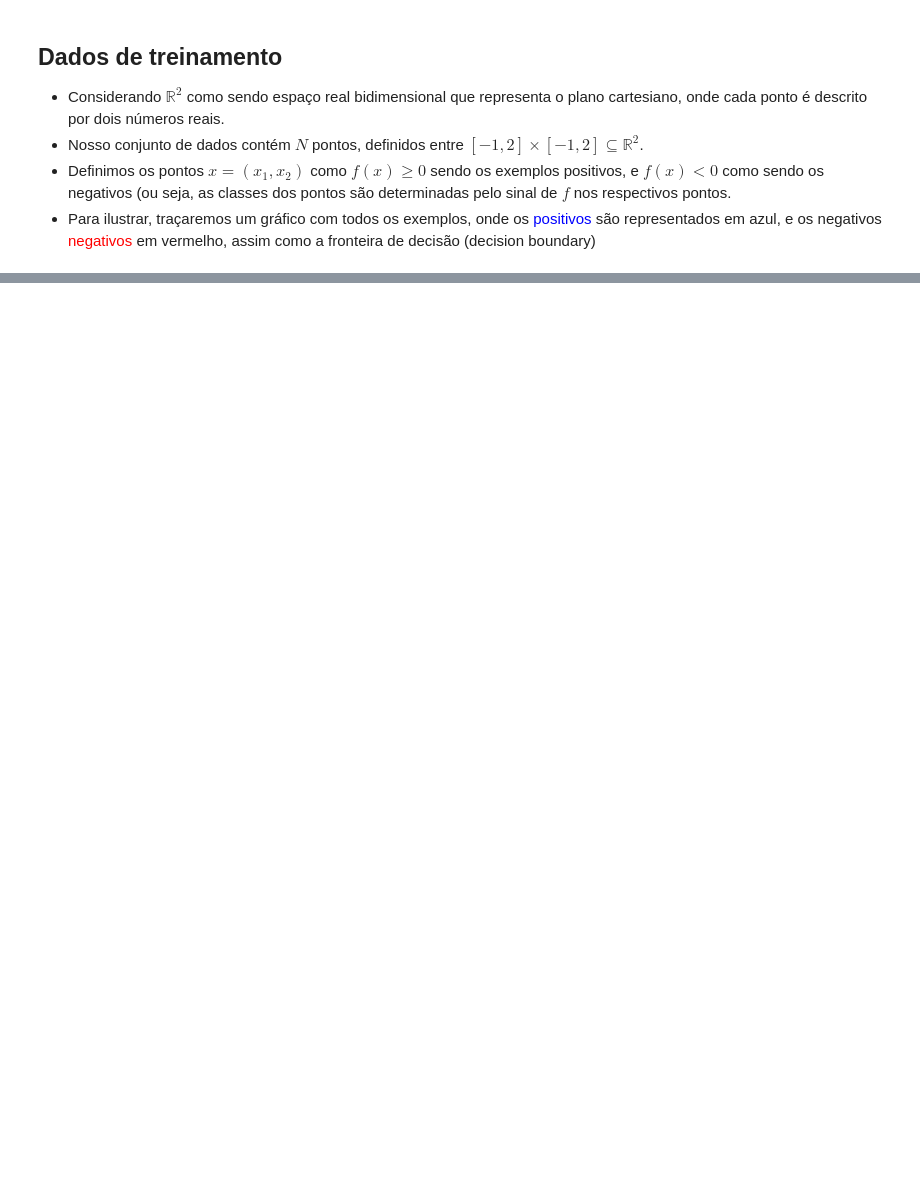
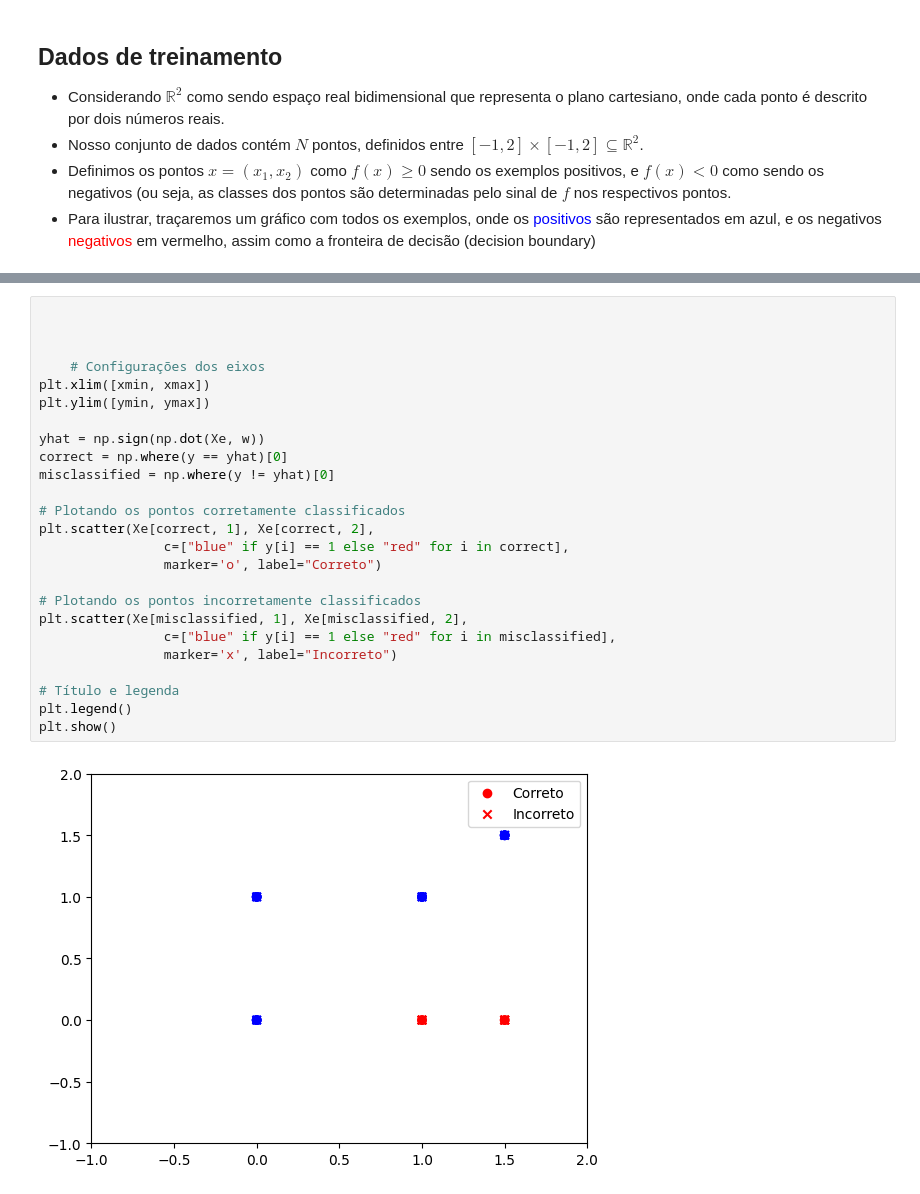
Before and after one commit to OtavioAlb/ML, a Jupyter notebook: Perceptron Algorithm.ipynb, the cells around one changed output, grey strips where cells are left out. Saved outputs shown, nothing was run; the diff lists cells and outputs as text; blank space fills up the shorter version.

```diff
--- a/Perceptron Algorithm.ipynb
+++ b/Perceptron Algorithm.ipynb
@@ -97,0 +67,27 @@ color:  ['red', 'blue', 'blue', 'red', 'blue', 'blue']
+# %%
+
+
+
+    # Configurações dos eixos
+plt.xlim([xmin, xmax])
+plt.ylim([ymin, ymax])
+
+yhat = np.sign(np.dot(Xe, w))
+correct = np.where(y == yhat)[0]
+misclassified = np.where(y != yhat)[0]
+
+# Plotando os pontos corretamente classificados
+plt.scatter(Xe[correct, 1], Xe[correct, 2],
+                c=["blue" if y[i] == 1 else "red" for i in correct],
+                marker='o', label="Correto")
+
+# Plotando os pontos incorretamente classificados
+plt.scatter(Xe[misclassified, 1], Xe[misclassified, 2],
+                c=["blue" if y[i] == 1 else "red" for i in misclassified],
+                marker='x', label="Incorreto")
+
+# Título e legenda
+plt.legend()
+plt.show()
+# %% [output]
+[figure, added]
```
Also changed, not shown: parts of 8 cells of this notebook, 2 other files.
